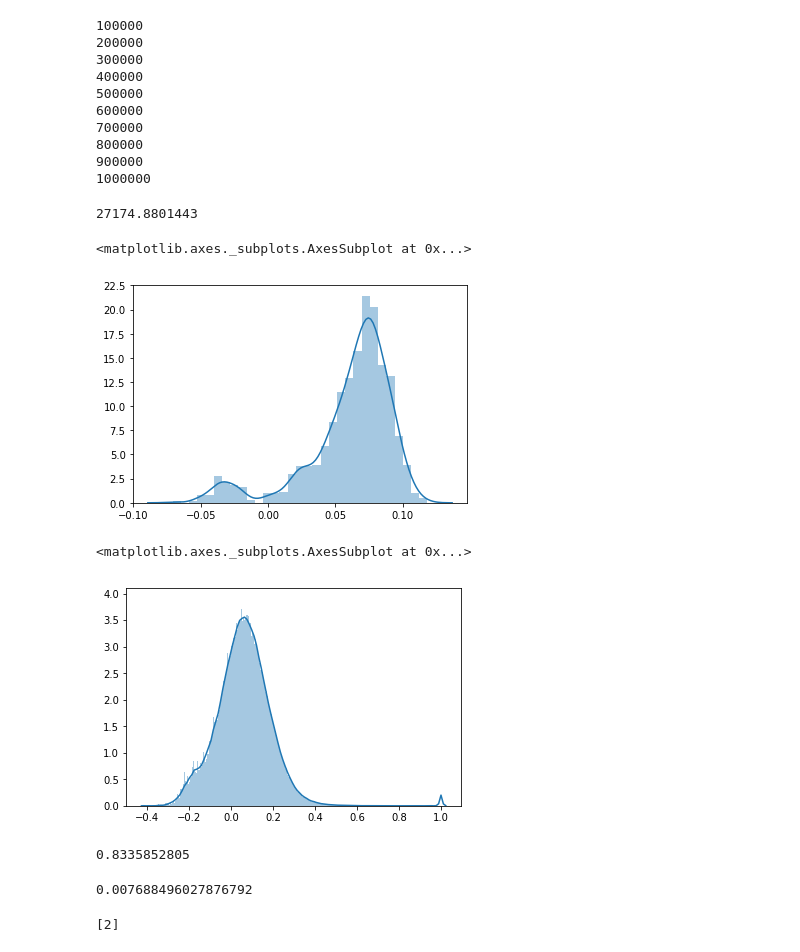
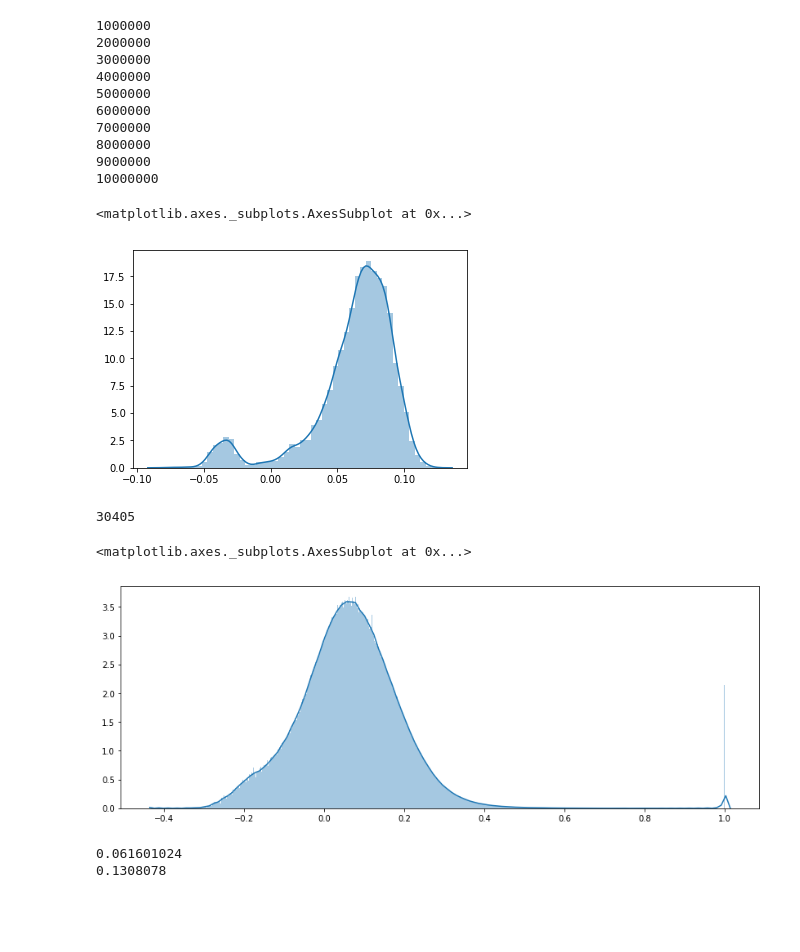
Before and after one commit to rem2016/poincare-embeddings, a Jupyter notebook: Word Sim Test.ipynb, the cells around one changed output. Cells and saved outputs as stored; diff of their text form; code cells hidden in the pictures; blank space fills up the shorter version.

```diff
--- a/Word Sim Test.ipynb
+++ b/Word Sim Test.ipynb
@@ -18,7 +14,8 @@ random.randint?
 import random
 dist = []
 mean_this_to_other = []
-count = 1000000
+count = 10000000
+very_close = set()
 def norm(v):
     return np.sqrt(np.sum(v**2) )
 
@@ -35,7 +32,9 @@ for i in range(len(WordVectorLoader.word_vec)):
         v = calc_dist(vec[i], vec[b])
         dist.append(v)
         this_dist.append(v)
-        if len(dist) % 100000 == 0:
+        if v > 0.999:
+            very_close.add((i, b))
+        if len(dist) % 1000000 == 0:
             print(len(dist))
         if len(dist) >= count:
             break
@@ -43,19 +42,15 @@ for i in range(len(WordVectorLoader.word_vec)):
     if len(dist) >= count:
         break
 # %% [output]
-100000
-200000
-300000
-400000
-500000
-600000
-700000
-800000
-900000
 1000000
+2000000
+3000000
+4000000
+5000000
+6000000
+7000000
+8000000
+9000000
+10000000
-# %%
-16.3 / 1000000 * len(vec) ** 2
-# %% [output]
-27174.8801443
 # %%
 import seaborn as sns
@@ -65,24 +61,24 @@ import seaborn as sns
 sns.distplot(mean_this_to_other)
 # %% [output]
 <matplotlib.axes._subplots.AxesSubplot at 0x...>
-[figure, old version]
+[figure, new version]
 # %%
 dist = np.array(dist)
+# %%
+(dist >= 0.99).sum()
+# %% [output]
+30405
+# %%
+dist[dist>=0.8] = 0
 # %%
+plt.figure(figsize=(14, 5))
 sns.distplot(dist, kde=True, bins=1000)
 # %% [output]
 <matplotlib.axes._subplots.AxesSubplot at 0x...>
-[figure, old version]
+[figure, new version]
-# %%
-len(vec) * len(vec) / 2e9
-# %% [output]
-0.8335852805
-# %%
-np.mean(dist > 0.4)
-# %% [output]
-0.007688496027876792
-# %%
-import random
-random.sample([1,2,3], 1)
-# %% [output]
-[2]
+# %%
+print(np.mean(dist))
+print(np.std(dist))
+# %% [output]
+0.061601024
+0.1308078
```
Also changed, not shown: parts of 4 cells of this notebook, 2 other files.
